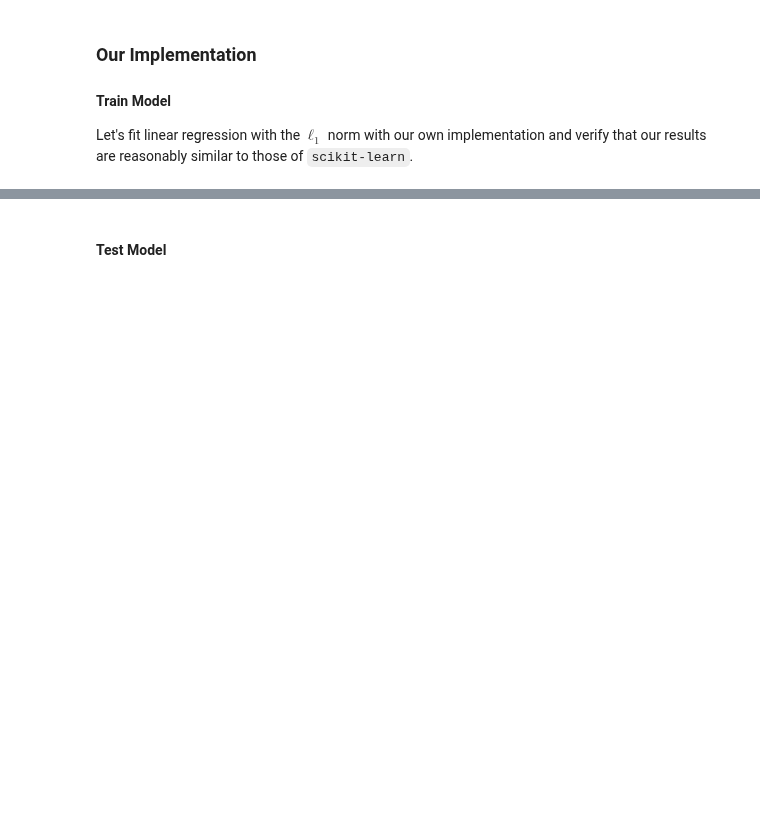
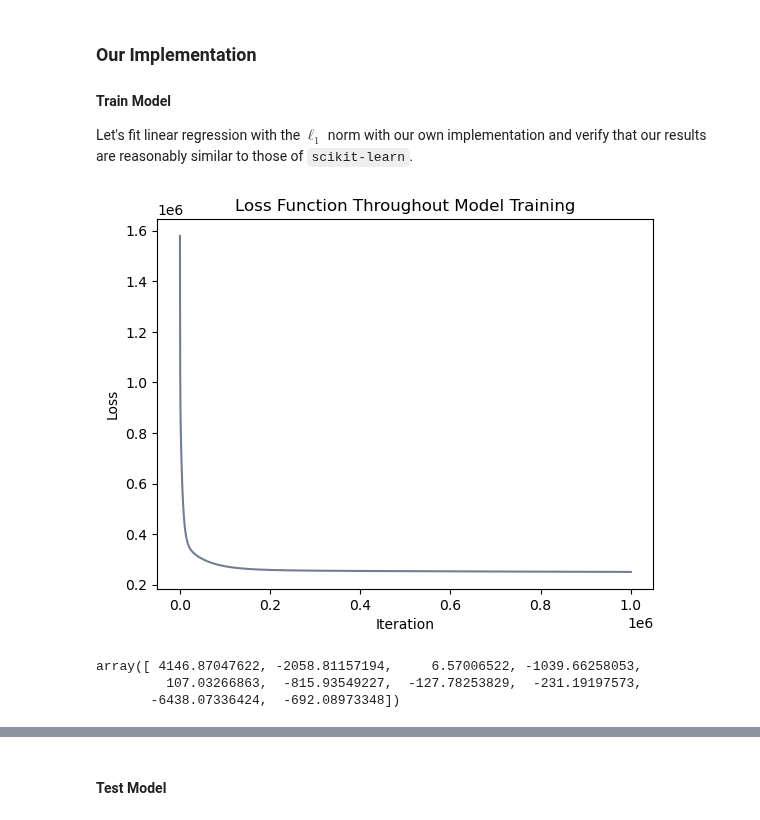
Before and after one commit to Liam-W-Smith/csci-0451-final-project, a Jupyter notebook: code/final_project.ipynb, the cells around one changed output, grey strips where cells are left out. Saved outputs shown, nothing was run; the diff lists cells and outputs as text; code cells hidden in the pictures; blank space fills up the shorter version.

```diff
--- a/code/final_project.ipynb
+++ b/code/final_project.ipynb
@@ -499,6 +497,10 @@ for i in range(50000):
     # update model
     opt_l1.step(X_train_torch, y_train_torch, alpha = 0.001)
 
+    # set coefs equal to zero after model has had enough learning time
+    if i > 5000:
+        LR_l1.w[torch.abs(LR_l1.w) < 500] = 0
+
     # calculate and record loss
     loss = LR_l1.loss(X_train_torch, y_train_torch)
     loss_vec_l1.append(loss)
@@ -597,25 +625,33 @@ The $R^2$ value was also larger in the previous models, meaning that the model w
 Let's fit linear regression with the $\ell_1$ norm with our own implementation and verify that our results are reasonably similar to those of `scikit-learn`.
 # %%
 # fit linear regression model
-LR_l2 = LinearRegress(penalty = "l2", lam = .0001) # 1 in scikit-learn
+LR_l2 = LinearRegress(penalty = "l2", lam = .1/X_train_torch.shape[0])
 opt_l2 = GradientDescentOptimizer(LR_l2)
 
 # initialize vector to record loss values
 loss_vec_l2 = []
 
 # fit model
-for i in range(10000):
+for i in range(1000000):
     # update model
-    opt_l2.step(X_train_torch, y_train_torch, alpha = 0.01)
+    opt_l2.step(X_train_torch, y_train_torch, alpha = 0.00001)
 
     # calculate and record loss
     loss = LR_l2.loss(X_train_torch, y_train_torch)
     loss_vec_l2.append(loss)
 
 # plot the changes in loss
 plt.plot(loss_vec_l2, color = "slategrey")
 labs = plt.gca().set(xlabel = "Iteration", ylabel = "Loss")
 plt.title("Loss Function Throughout Model Training");
+# %% [output]
+[figure, added]
+# %%
+m.coef_
+# %% [output]
+array([ 4146.87047622, -2058.81157194,     6.57006522, -1039.66258053,
+         107.03266863,  -815.93549227,  -127.78253829,  -231.19197573,
+       -6438.07336424,  -692.08973348])
 # %%
 # Report results
 print("MSE:", LR_l2.mse(X_train_torch, y_train_torch).item(),
```
Also changed, not shown: parts of 29 cells of this notebook, 2 other files.
